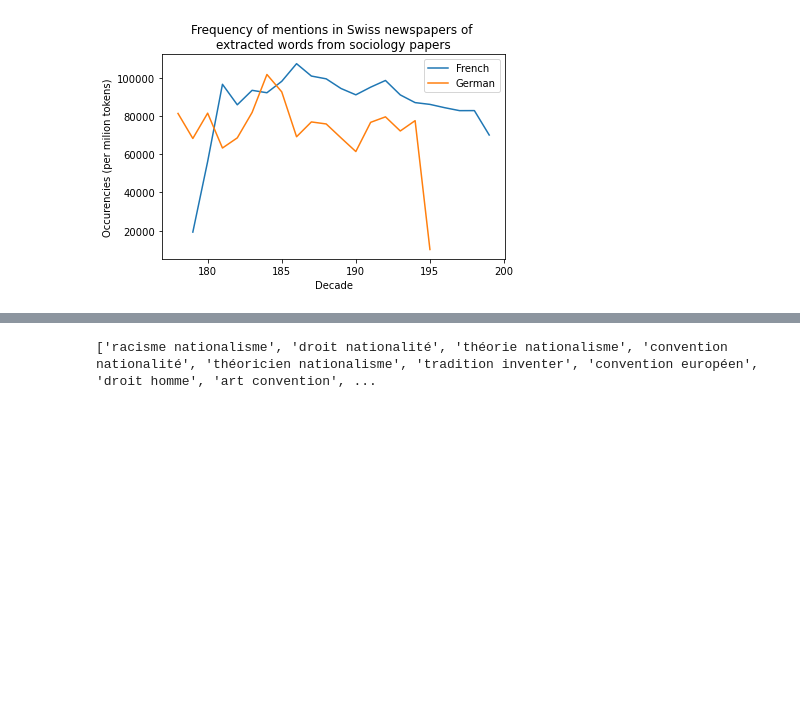
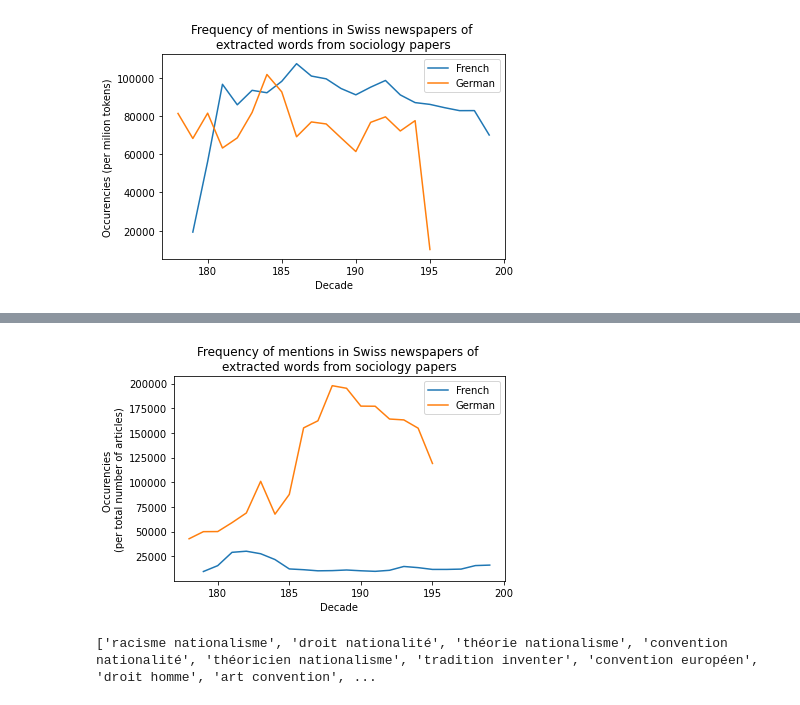
Before and after one commit to ludovicaschaerf/H-D_Project, a Jupyter notebook: N-grams Sociology of Nation.ipynb, the cells around one changed output, grey strips where cells are left out. Cells and saved outputs as stored; diff of their text form; code cells hidden in the pictures; blank space fills up the shorter version.

Commit message:
normalized plot

```diff
--- a/N-grams Sociology of Nation.ipynb
+++ b/N-grams Sociology of Nation.ipynb
@@ -297,3 +297,18 @@ plt.tight_layout()
 plt.savefig("both.png", dpi=600)
 # %% [output]
 [figure]
+# %%
+# normalization
+
+rows = []
+with open("normalization/nzz-counts.impresso", "r") as f:
+    for line in f.readlines():
+        rows.append(json.loads(line))
+
+nzz_df = pd.DataFrame(rows[0][1][0])
+nzz_df = nzz_df.buckets.apply(lambda row: pd.Series({'year': row['val'], 'article_count': row['count']}))
+nzz_df = nzz_df.sort_values(by='year')
+nzz_df = nzz_df.groupby(pd.to_datetime(nzz_df.year).dt.year//10).sum().reset_index()
+
+trends_german['normalized_ppm'] = trends_german.total / nzz_df.article_count
+trends_german
@@ -299,0 +333,14 @@ plt.savefig("both.png", dpi=600)
+# %%
+rows = []
+with open("normalization/gdl-counts.impresso", "r") as f:
+    for line in f.readlines():
+        rows.append(json.loads(line))
+
+
+gdl_df = pd.DataFrame(rows[0][1][0])
+gdl_df = gdl_df.buckets.apply(lambda row: pd.Series({'year': row['val'], 'article_count': row['count']}))
+gdl_df = gdl_df.sort_values(by='year')
+gdl_df = gdl_df.groupby(pd.to_datetime(gdl_df.year).dt.year//10).sum().reset_index()
+
+trends_french['normalized_ppm'] = trends_french.total / gdl_df.article_count
+trends_french
@@ -300,3 +365,14 @@ plt.savefig("both.png", dpi=600)
+# %%
+ax = trends_french.plot(x='date', y='normalized_ppm', label='French')
+trends_german.plot(x='date', y='normalized_ppm', label='German', ax=ax)
+ax.set_ylabel("Occurencies \n(per total number of articles)")
+ax.set_xlabel("Decade")
+ax.set_title("Frequency of mentions in Swiss newspapers of \nextracted words from sociology papers")
+
+plt.tight_layout()
+plt.savefig("both_normalized.png", dpi=600)
+# %% [output]
+[figure, added]
 # %%
 vectorizer = TfidfVectorizer(ngram_range=(2,4))
 X = vectorizer.fit_transform(french[:12])
```
Also changed, not shown: parts of 2 cells of this notebook.
